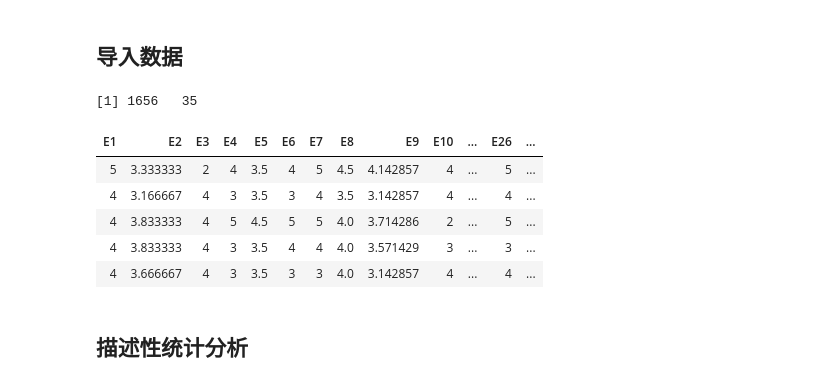
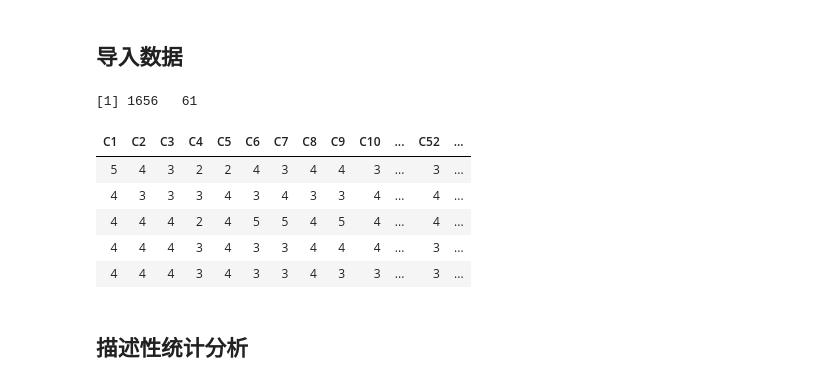
Before and after one commit to xuhuanyunxiao/jupyter-notebook, a Jupyter notebook: new_proj/R_new_proj.ipynb, the cells around one changed output. Cells and saved outputs as stored; diff of their text form; code cells hidden in the pictures.

```diff
--- a/new_proj/R_new_proj.ipynb
+++ b/new_proj/R_new_proj.ipynb
@@ -148,20 +472,20 @@ lavaan 0.6-2 ended normally after 30 iterations
 # %%
 file_folder <- "D:/XH/Python_Project/notebook/new_proj/201903"
 # getwd()
 setwd(file_folder)
 
-# data <- read_excel('tengxun.xlsx')
-data <- read_excel('data_combined.xlsx')
+data <- read_excel('tengxun.xlsx')
+# data <- read_excel('data_combined.xlsx')
 print(dim(data))
 head(data, n = 5)
 # %% [output]
-[1] 1656   35
+[1] 1656   61
-| E1 | E2 | E3 | E4 | E5 | E6 | E7 | E8 | E9 | E10 | ... | E26 | ... |
-| 5 | 3.333333 | 2 | 4 | 3.5 | 4 | 5 | 4.5 | 4.142857 | 4 | ... | 5 | ... |
-| 4 | 3.166667 | 4 | 3 | 3.5 | 3 | 4 | 3.5 | 3.142857 | 4 | ... | 4 | ... |
-| 4 | 3.833333 | 4 | 5 | 4.5 | 5 | 5 | 4.0 | 3.714286 | 2 | ... | 5 | ... |
-| 4 | 3.833333 | 4 | 3 | 3.5 | 4 | 4 | 4.0 | 3.571429 | 3 | ... | 3 | ... |
-| 4 | 3.666667 | 4 | 3 | 3.5 | 3 | 3 | 4.0 | 3.142857 | 4 | ... | 4 | ... |
+| C1 | C2 | C3 | C4 | C5 | C6 | C7 | C8 | C9 | C10 | ... | C52 | ... |
+| 5 | 4 | 3 | 2 | 2 | 4 | 3 | 4 | 4 | 3 | ... | 3 | ... |
+| 4 | 3 | 3 | 3 | 4 | 3 | 4 | 3 | 3 | 4 | ... | 4 | ... |
+| 4 | 4 | 4 | 2 | 4 | 5 | 5 | 4 | 5 | 4 | ... | 4 | ... |
+| 4 | 4 | 4 | 3 | 4 | 3 | 3 | 4 | 4 | 4 | ... | 3 | ... |
+| 4 | 4 | 4 | 3 | 4 | 3 | 3 | 4 | 3 | 3 | ... | 3 | ... |
 # %% [markdown]
 ## 描述性统计分析
 # %%
```
Also changed, not shown: parts of 25 cells of this notebook, 2 other files.
